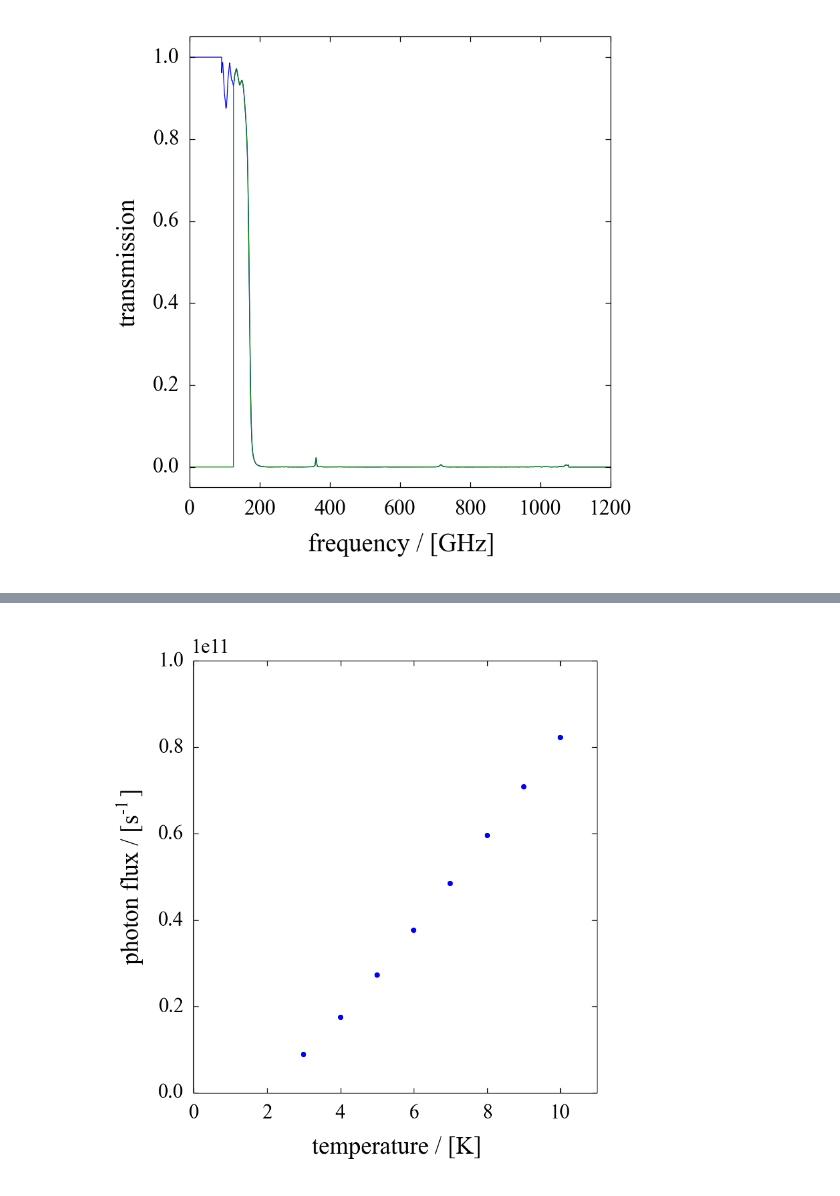
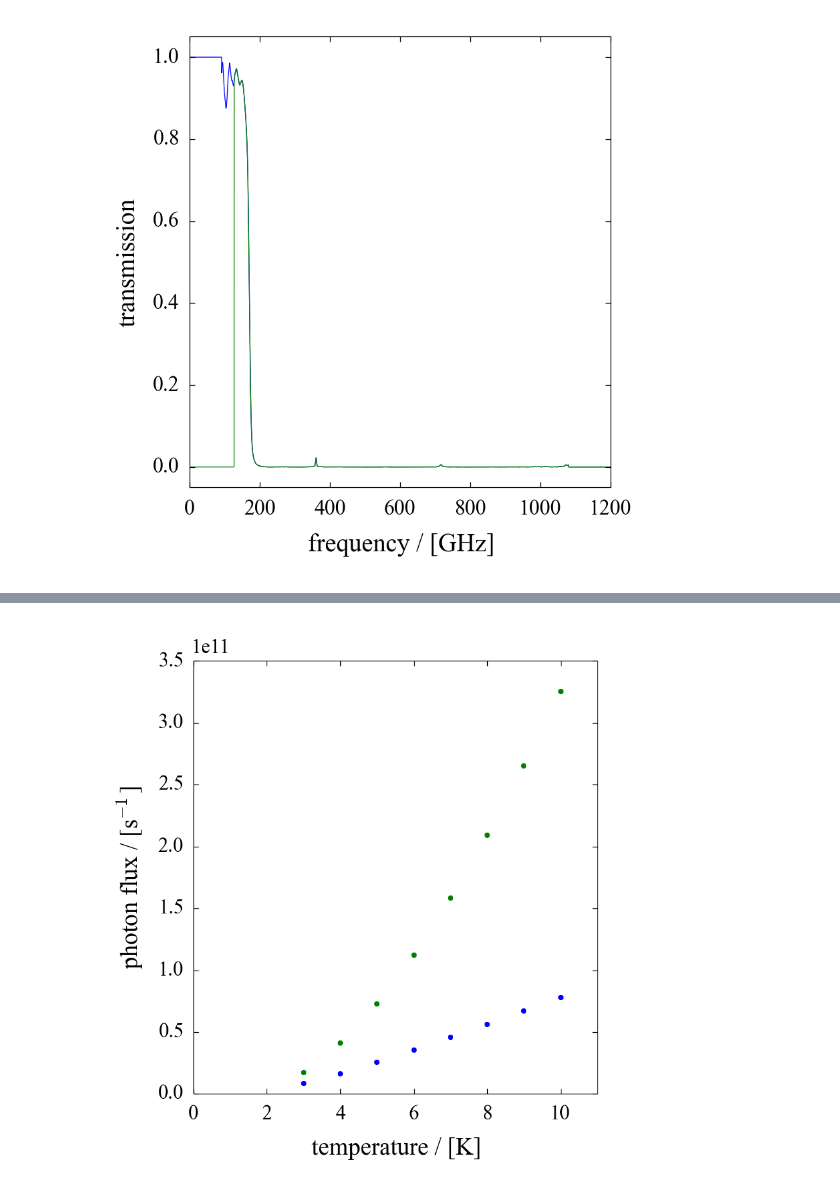
Before and after one commit to danielflanigan/ColumbiaCMB-notebooks, a Jupyter notebook: mkid/2014-06-30_black_body_illumination.ipynb, the cells around one changed output, grey strips where cells are left out. Cells and saved outputs as stored; diff of their text form; code cells hidden in the pictures.

```diff
--- a/mkid/2014-06-30_black_body_illumination.ipynb
+++ b/mkid/2014-06-30_black_body_illumination.ipynb
@@ -4,7 +4,7 @@ from scipy.constants import c, h, k
 f_lpf, T_lpf = np.loadtxt('/Users/daniel/Johnson+Miller/equipment/Cardiff/Cardiff_5.7_icm_LP_filter_transmittance.txt', unpack=True)
 # %%
 # Upgrade this to use simulation data. Note that more of the photon flux is at the low-frequency edge of the band.
-waveguide_cutoff = 125e9
+waveguide_cutoff = 127e9
 # %%
 # The filter data is in GHz.
 def lpf(f):
@@ -48,2 +61,3 @@ ax.set_xlim(100, 400);
 # %%
-number_flux = [np.trapz(s, ff) for s in number_spectra]
+number_spectra_unfiltered = [(ff > waveguide_cutoff) * single_mode_throughput(ff) * number_spectral_brightness(ff, T) for T in Ts]
+number_flux_unfiltered = [np.trapz(s, ff) for s in number_spectra_unfiltered]
@@ -50,12 +73,13 @@ number_flux = [np.trapz(s, ff) for s in number_spectra]
 # %%
 fig, ax = plt.subplots()
 ax.plot(Ts, number_flux, '.')
+ax.plot(Ts, number_flux_unfiltered, '.')
 ax.set_xlabel('temperature / [K]')
 ax.set_ylabel('photon flux / [s$^{-1}$]')
-ax.set_ylim(0, 1e11)
+#ax.set_ylim(0, 1e11)
 ax.set_xlim(0, 11);
 # %% [output]
-[figure, old version]
+[figure, new version]
 # %%
 energy_spectra = [passband(ff) * single_mode_throughput(ff) * spectral_brightness(ff, T) for T in Ts]
 # %%
```
Also changed, not shown: parts of 7 cells of this notebook, 2 other files.
